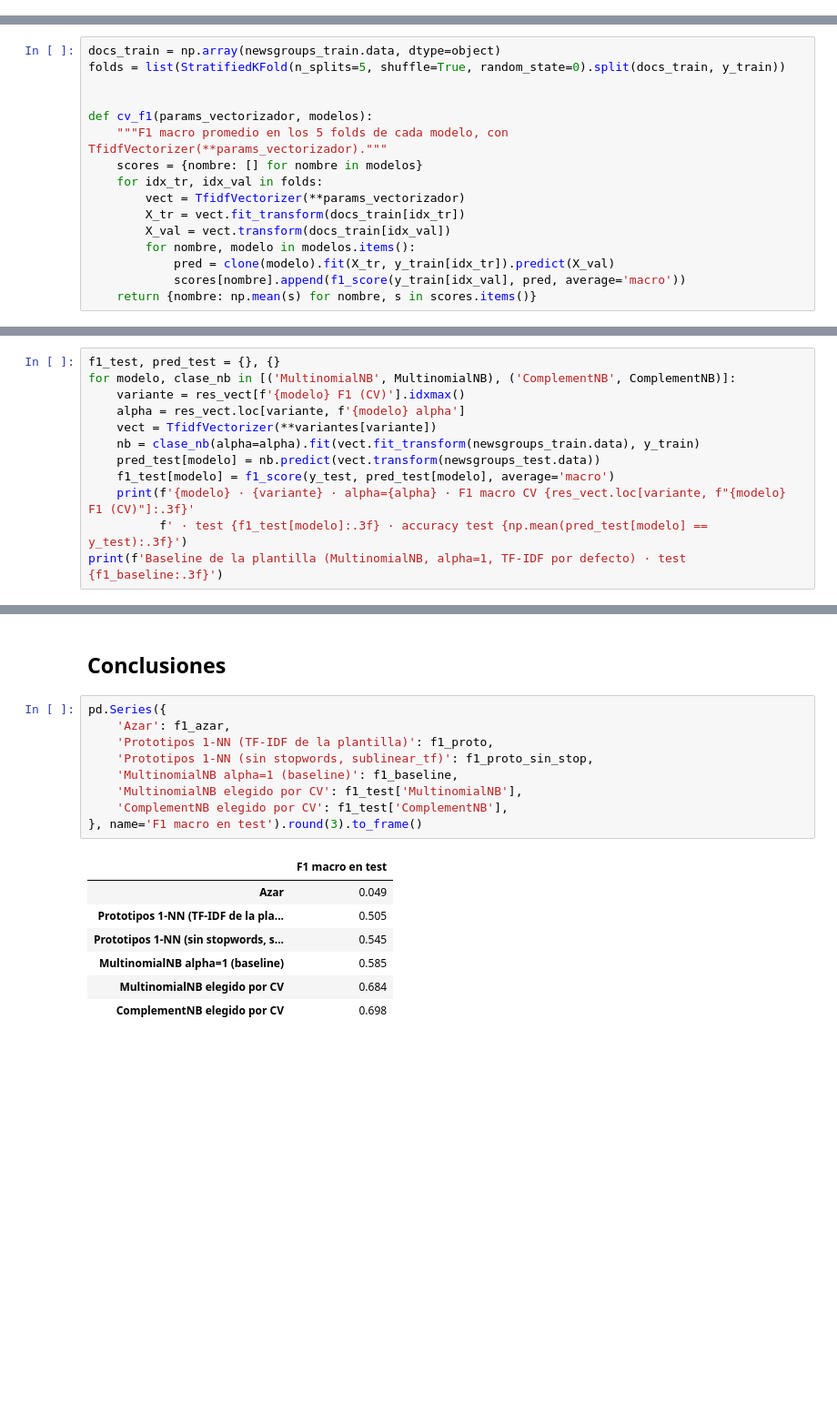
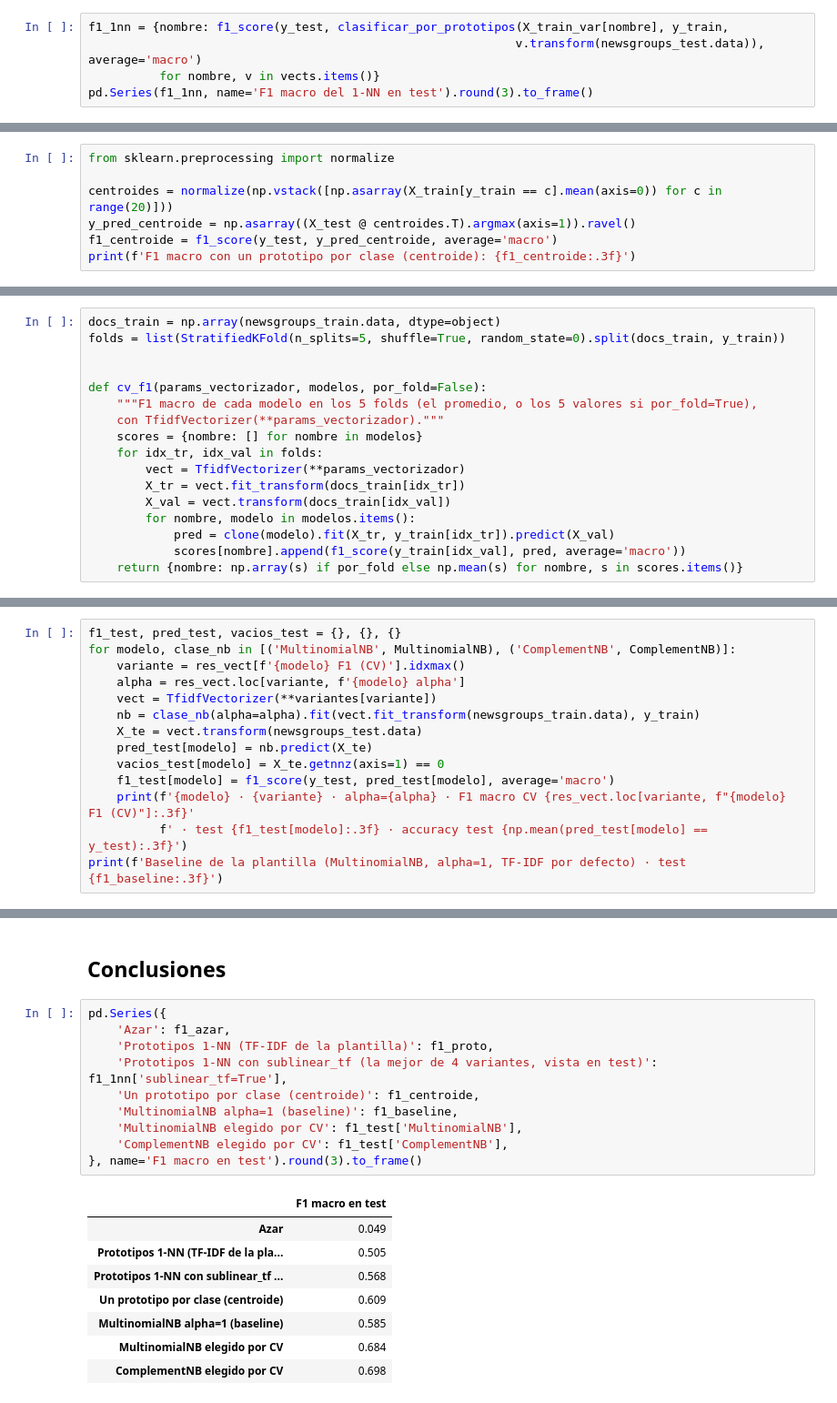
Before and after one commit to rodrigoenzohernandez/CEIA-procesamiento-lenguaje-natural, a Jupyter notebook: desafios/01-vectorizacion/desafio-1.ipynb, the cells around one changed output, grey strips where cells are left out. Shown at 91% size. Saved outputs shown, nothing was run; the diff lists cells and outputs as text; blank space fills up the shorter version.

```diff
--- a/desafios/01-vectorizacion/desafio-1.ipynb
+++ b/desafios/01-vectorizacion/desafio-1.ipynb
@@ -435,0 +447,5 @@ F1 macro de los prototipos sin stopwords y con sublinear_tf: 0.545
+# %%
+f1_1nn = {nombre: f1_score(y_test, clasificar_por_prototipos(X_train_var[nombre], y_train,
+                                                            v.transform(newsgroups_test.data)), average='macro')
+          for nombre, v in vects.items()}
+pd.Series(f1_1nn, name='F1 macro del 1-NN en test').round(3).to_frame()
@@ -435,0 +460,7 @@ F1 macro de los prototipos sin stopwords y con sublinear_tf: 0.545
+# %%
+from sklearn.preprocessing import normalize
+
+centroides = normalize(np.vstack([np.asarray(X_train[y_train == c].mean(axis=0)) for c in range(20)]))
+y_pred_centroide = np.asarray((X_test @ centroides.T).argmax(axis=1)).ravel()
+f1_centroide = f1_score(y_test, y_pred_centroide, average='macro')
+print(f'F1 macro con un prototipo por clase (centroide): {f1_centroide:.3f}')
@@ -454,8 +487,9 @@ docs_train = np.array(newsgroups_train.data, dtype=object)
 folds = list(StratifiedKFold(n_splits=5, shuffle=True, random_state=0).split(docs_train, y_train))
 
 
-def cv_f1(params_vectorizador, modelos):
-    """F1 macro promedio en los 5 folds de cada modelo, con TfidfVectorizer(**params_vectorizador)."""
+def cv_f1(params_vectorizador, modelos, por_fold=False):
+    """F1 macro de cada modelo en los 5 folds (el promedio, o los 5 valores si por_fold=True),
+    con TfidfVectorizer(**params_vectorizador)."""
     scores = {nombre: [] for nombre in modelos}
     for idx_tr, idx_val in folds:
         vect = TfidfVectorizer(**params_vectorizador)
@@ -464,7 +498,7 @@ def cv_f1(params_vectorizador, modelos):
         for nombre, modelo in modelos.items():
             pred = clone(modelo).fit(X_tr, y_train[idx_tr]).predict(X_val)
             scores[nombre].append(f1_score(y_train[idx_val], pred, average='macro'))
-    return {nombre: np.mean(s) for nombre, s in scores.items()}
+    return {nombre: np.array(s) if por_fold else np.mean(s) for nombre, s in scores.items()}
 # %% [markdown]
 ### 3.1 El suavizado: `alpha`
 
@@ -593,13 +675,15 @@ Con validación cruzada, la mejor configuración de MultinomialNB es `stop_words
 
 Para cada modelo tomo la variante y el `alpha` con mejor F1 en validación cruzada, lo entreno con todo el train y lo evalúo una sola vez en test.
 # %%
-f1_test, pred_test = {}, {}
+f1_test, pred_test, vacios_test = {}, {}, {}
 for modelo, clase_nb in [('MultinomialNB', MultinomialNB), ('ComplementNB', ComplementNB)]:
     variante = res_vect[f'{modelo} F1 (CV)'].idxmax()
     alpha = res_vect.loc[variante, f'{modelo} alpha']
     vect = TfidfVectorizer(**variantes[variante])
     nb = clase_nb(alpha=alpha).fit(vect.fit_transform(newsgroups_train.data), y_train)
-    pred_test[modelo] = nb.predict(vect.transform(newsgroups_test.data))
+    X_te = vect.transform(newsgroups_test.data)
+    pred_test[modelo] = nb.predict(X_te)
+    vacios_test[modelo] = X_te.getnnz(axis=1) == 0
     f1_test[modelo] = f1_score(y_test, pred_test[modelo], average='macro')
     print(f'{modelo} · {variante} · alpha={alpha} · F1 macro CV {res_vect.loc[variante, f"{modelo} F1 (CV)"]:.3f}'
           f' · test {f1_test[modelo]:.3f} · accuracy test {np.mean(pred_test[modelo] == y_test):.3f}')
@@ -734,17 +848,19 @@ filtrado:  god (df=579): jesus 0.27 (df=263), christ 0.27 (df=197), bible 0.26 (
 # %%
 pd.Series({
     'Azar': f1_azar,
     'Prototipos 1-NN (TF-IDF de la plantilla)': f1_proto,
-    'Prototipos 1-NN (sin stopwords, sublinear_tf)': f1_proto_sin_stop,
+    'Prototipos 1-NN con sublinear_tf (la mejor de 4 variantes, vista en test)': f1_1nn['sublinear_tf=True'],
+    'Un prototipo por clase (centroide)': f1_centroide,
     'MultinomialNB alpha=1 (baseline)': f1_baseline,
     'MultinomialNB elegido por CV': f1_test['MultinomialNB'],
     'ComplementNB elegido por CV': f1_test['ComplementNB'],
 }, name='F1 macro en test').round(3).to_frame()
 # %% [output]
 |  | F1 macro en test |
 | Azar | 0.049 |
 | Prototipos 1-NN (TF-IDF de la pla... | 0.505 |
-| Prototipos 1-NN (sin stopwords, s... | 0.545 |
+| Prototipos 1-NN con sublinear_tf ... | 0.568 |
+| Un prototipo por clase (centroide) | 0.609 |
 | MultinomialNB alpha=1 (baseline) | 0.585 |
 | MultinomialNB elegido por CV | 0.684 |
 | ComplementNB elegido por CV | 0.698 |
```
Also changed, not shown: parts of 24 cells of this notebook, 5 other files.
